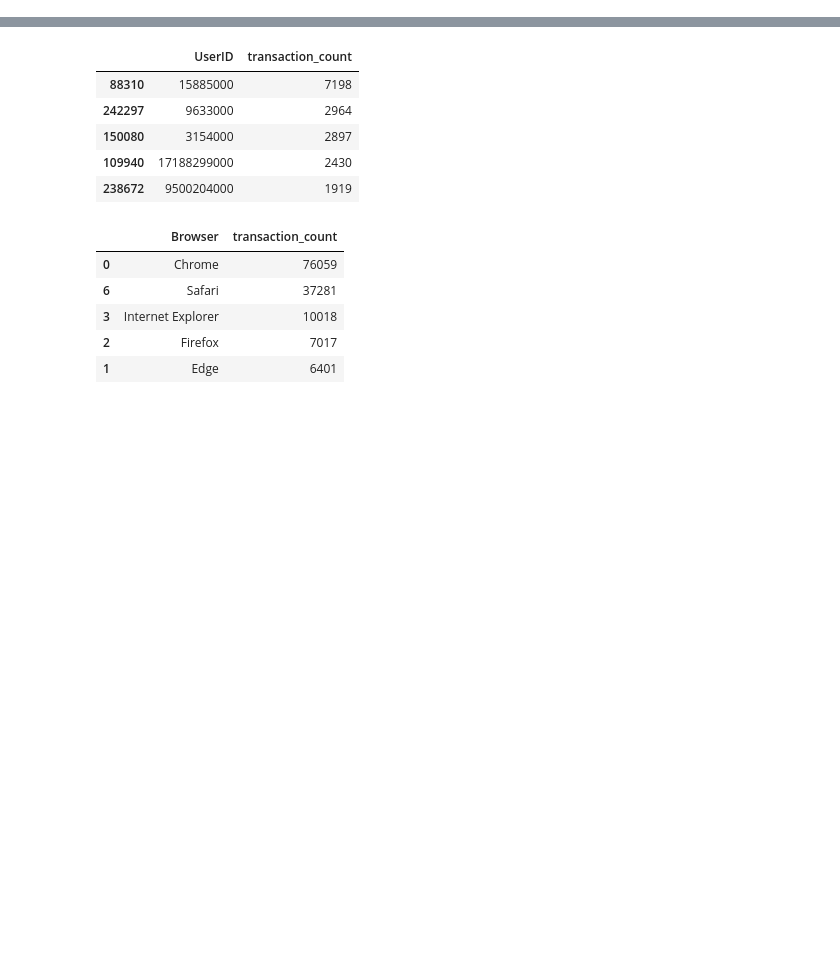
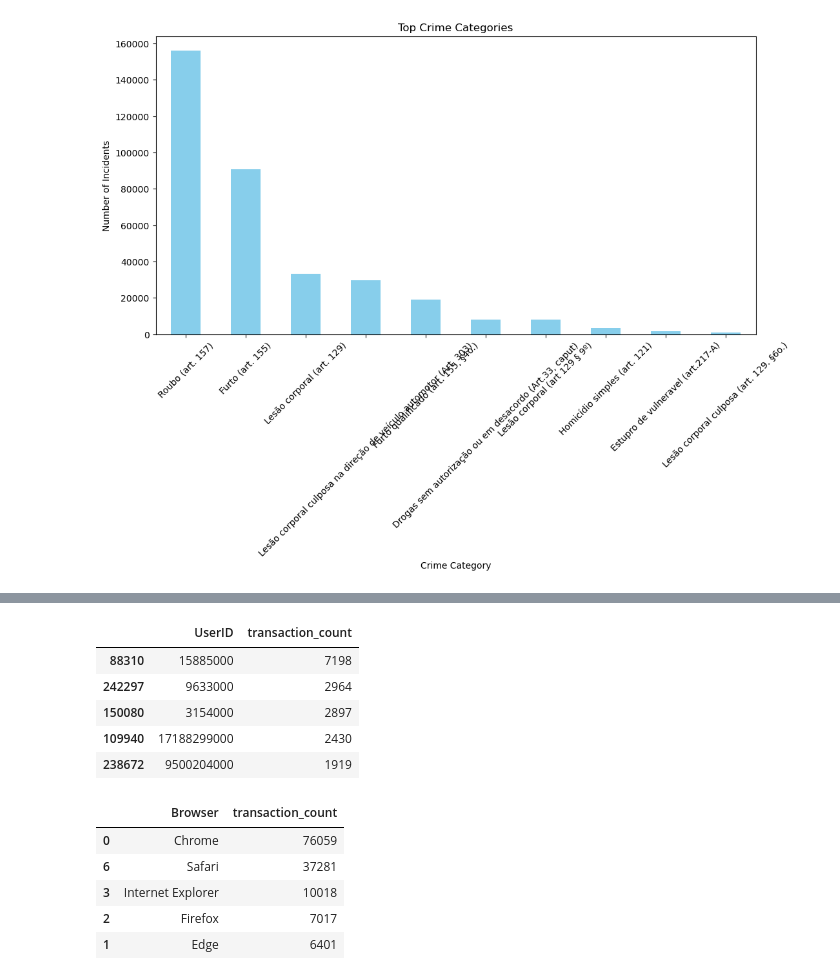
Before and after one commit to Vitorhgbds/data-visualization, a Jupyter notebook: src/data_cleaning.ipynb, the cells around one changed output, grey strips where cells are left out. Drawn from its saved outputs; the diff is of its cells as text; code cells hidden in the pictures; blank space fills up the shorter version.

```diff
--- a/src/data_cleaning.ipynb
+++ b/src/data_cleaning.ipynb
@@ -8,0 +156,15 @@ transaction_dataset = pd.read_csv(r'../dataset/train_transaction.csv')
+# %%
+def plot_crime_categories(data, top_n=10):
+    crime_categories = data['RUBRICA'].value_counts().head(top_n)
+
+    plt.figure(figsize=(12, 6))
+    crime_categories.plot(kind='bar', color='skyblue')
+    plt.title('Top Crime Categories')
+    plt.xlabel('Crime Category')
+    plt.ylabel('Number of Incidents')
+    plt.xticks(rotation=45)
+    plt.show()
+
+plot_crime_categories(sampled_data)
+# %% [output]
+[figure, added]
```
Also changed, not shown: parts of 21 cells of this notebook.
